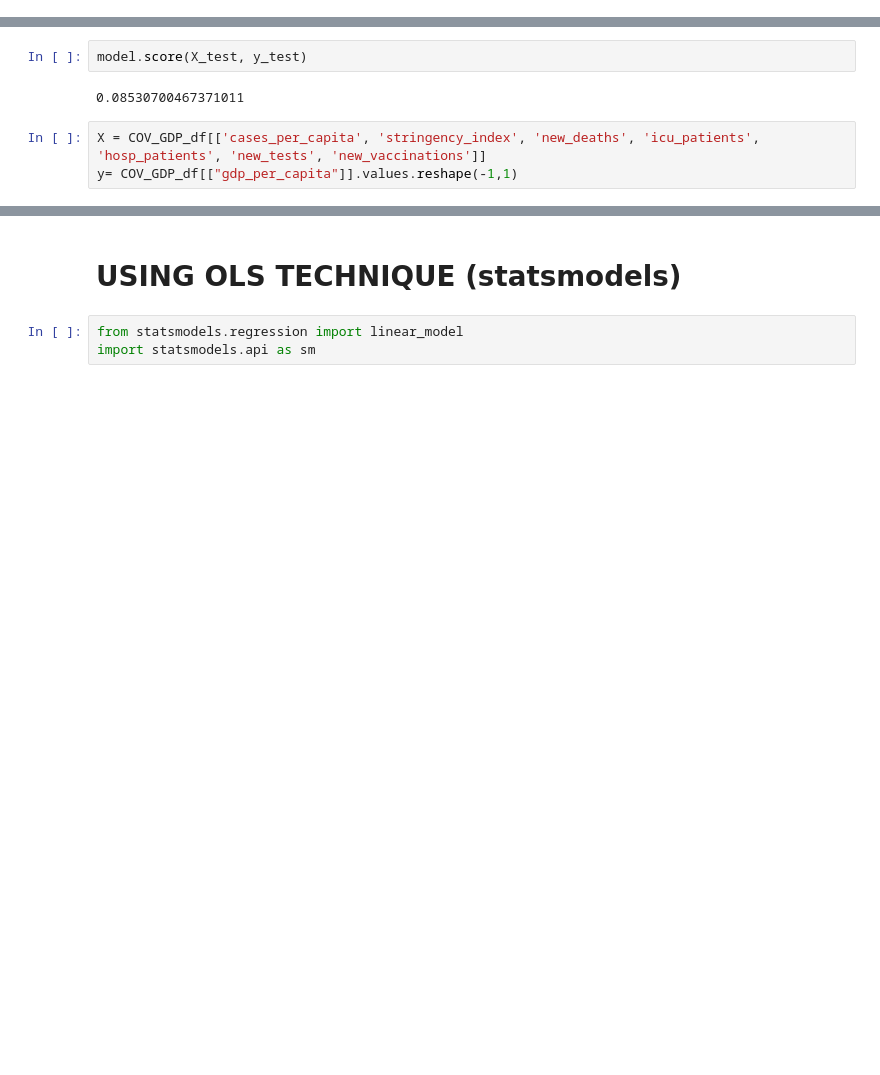
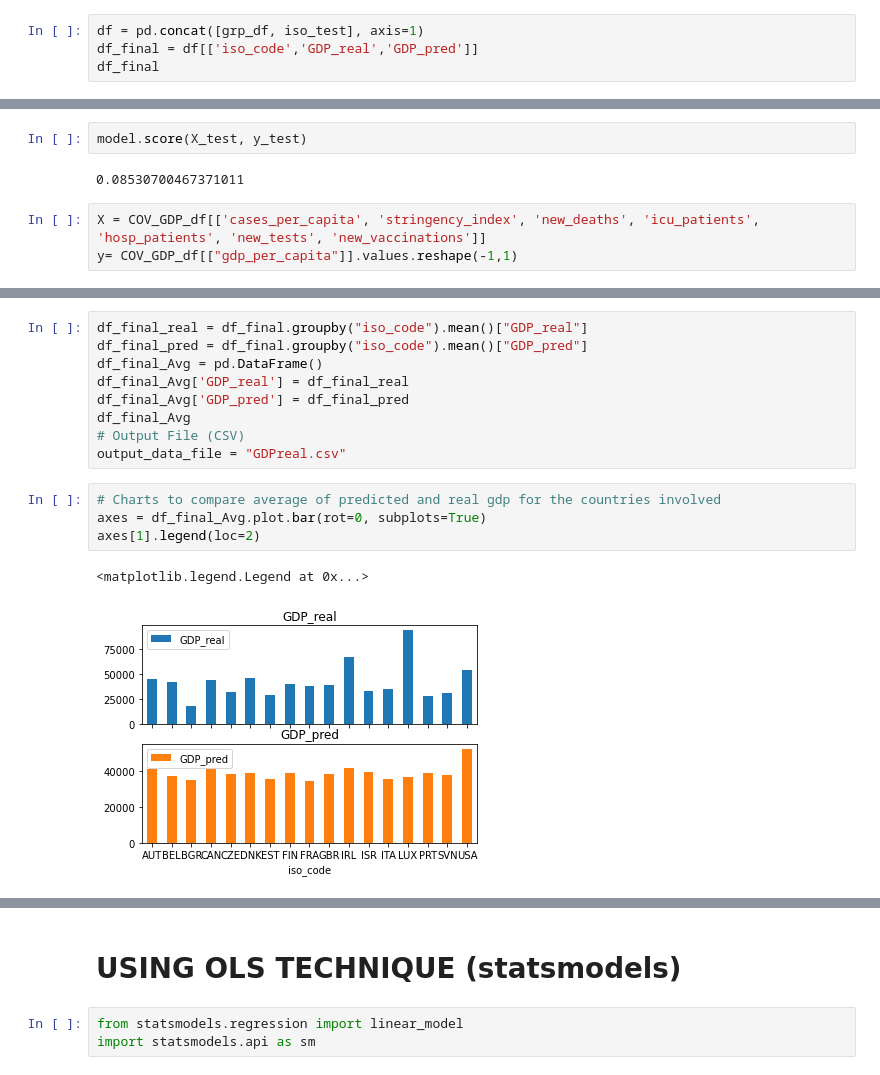
Before and after one commit to chris-inalsingh/Covid19_ML, a Jupyter notebook: Covid_Data/GDP_Data.ipynb, the cells around one changed output, grey strips where cells are left out. Cells and saved outputs as stored; diff of their text form; blank space fills up the shorter version.

```diff
--- a/Covid_Data/GDP_Data.ipynb
+++ b/Covid_Data/GDP_Data.ipynb
@@ -388,0 +551,4 @@ plt.show()
+# %%
+df = pd.concat([grp_df, iso_test], axis=1)
+df_final = df[['iso_code','GDP_real','GDP_pred']]
+df_final
@@ -508,0 +644,16 @@ grp_df
+# %%
+df_final_real = df_final.groupby("iso_code").mean()["GDP_real"]
+df_final_pred = df_final.groupby("iso_code").mean()["GDP_pred"]
+df_final_Avg = pd.DataFrame()
+df_final_Avg['GDP_real'] = df_final_real
+df_final_Avg['GDP_pred'] = df_final_pred
+df_final_Avg
+# Output File (CSV)
+output_data_file = "GDPreal.csv"
+# %%
+# Charts to compare average of predicted and real gdp for the countries involved
+axes = df_final_Avg.plot.bar(rot=0, subplots=True)
+axes[1].legend(loc=2)
+# %% [output]
+<matplotlib.legend.Legend at 0x...>
+[figure, added]
```
Also changed, not shown: parts of 78 cells of this notebook, 4 other files.
